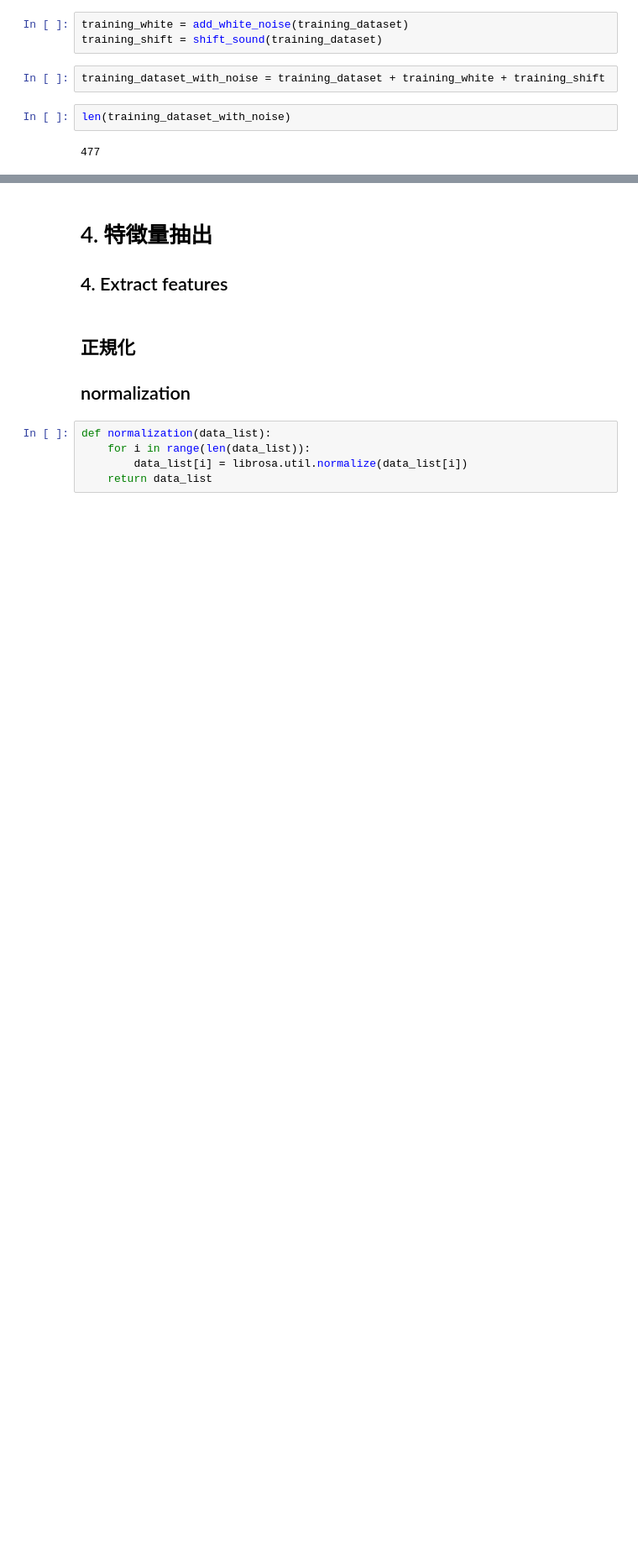
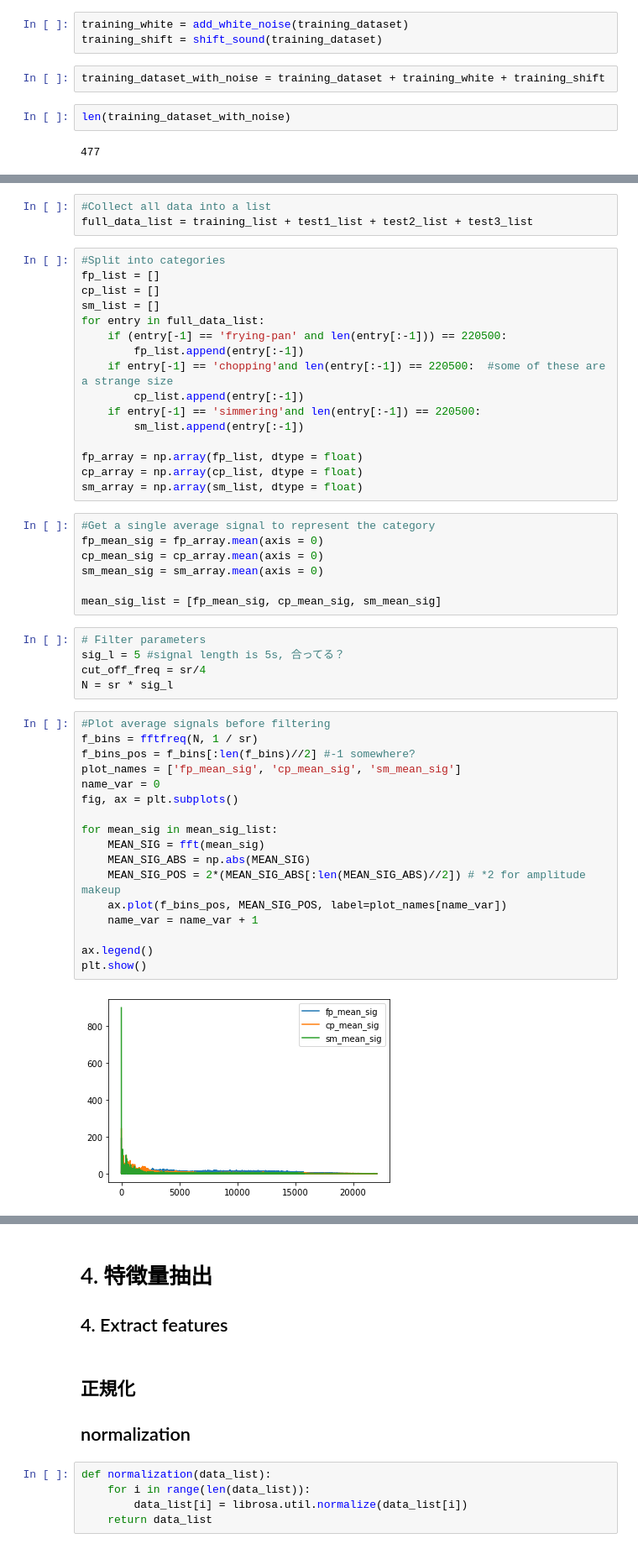
Before and after one commit to joya0819/Cooking_Sound_Classification, a Jupyter notebook: Cooking_sound_classification.ipynb, the cells around one changed output, grey strips where cells are left out. Shown at 84% size. Saved outputs shown, nothing was run; the diff lists cells and outputs as text; blank space fills up the shorter version.

```diff
--- a/Cooking_sound_classification.ipynb
+++ b/Cooking_sound_classification.ipynb
@@ -394,0 +457,50 @@ len(training_dataset_with_noise)
+# %%
+#Collect all data into a list
+full_data_list = training_list + test1_list + test2_list + test3_list
+# %%
+#Split into categories
+fp_list = []
+cp_list = []
+sm_list = []
+for entry in full_data_list:
+    if (entry[-1] == 'frying-pan' and len(entry[:-1])) == 220500:
+        fp_list.append(entry[:-1])
+    if entry[-1] == 'chopping'and len(entry[:-1]) == 220500:  #some of these are a strange size
+        cp_list.append(entry[:-1])
+    if entry[-1] == 'simmering'and len(entry[:-1]) == 220500:
+        sm_list.append(entry[:-1])
+
+fp_array = np.array(fp_list, dtype = float)
+cp_array = np.array(cp_list, dtype = float)
+sm_array = np.array(sm_list, dtype = float)
+# %%
+#Get a single average signal to represent the category
+fp_mean_sig = fp_array.mean(axis = 0)
+cp_mean_sig = cp_array.mean(axis = 0)
+sm_mean_sig = sm_array.mean(axis = 0)
+
+mean_sig_list = [fp_mean_sig, cp_mean_sig, sm_mean_sig]
+# %%
+# Filter parameters
+sig_l = 5 #signal length is 5s, 合ってる？
+cut_off_freq = sr/4
+N = sr * sig_l
+# %%
+#Plot average signals before filtering
+f_bins = fftfreq(N, 1 / sr)
+f_bins_pos = f_bins[:len(f_bins)//2] #-1 somewhere?
+plot_names = ['fp_mean_sig', 'cp_mean_sig', 'sm_mean_sig']
+name_var = 0
+fig, ax = plt.subplots()
+
+for mean_sig in mean_sig_list:
+    MEAN_SIG = fft(mean_sig)
+    MEAN_SIG_ABS = np.abs(MEAN_SIG)
+    MEAN_SIG_POS = 2*(MEAN_SIG_ABS[:len(MEAN_SIG_ABS)//2]) # *2 for amplitude makeup
+    ax.plot(f_bins_pos, MEAN_SIG_POS, label=plot_names[name_var])
+    name_var = name_var + 1
+
+ax.legend()
+plt.show()
+# %% [output]
+[figure, added]
```
Also changed, not shown: parts of 14 cells of this notebook.
